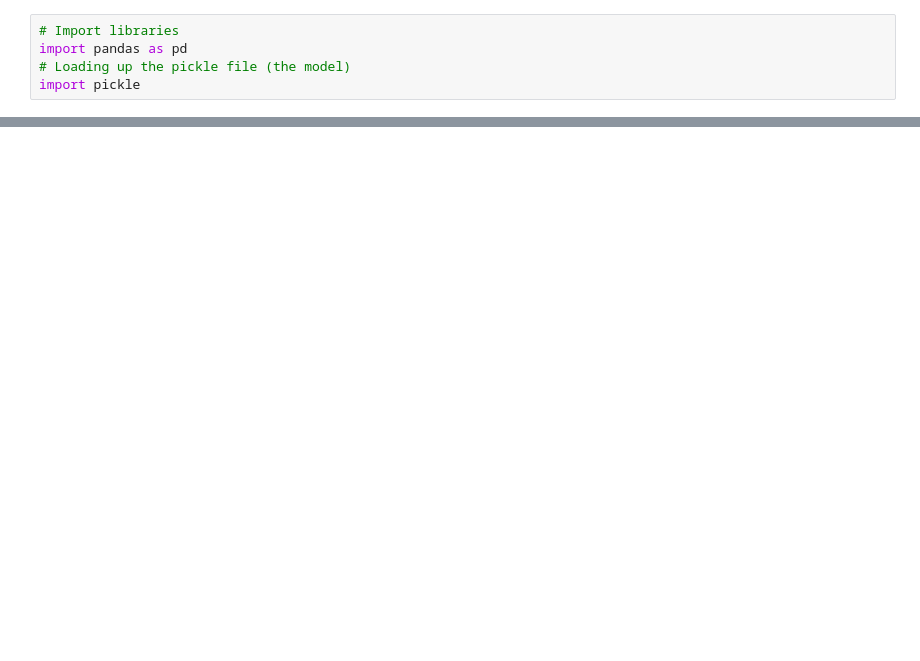
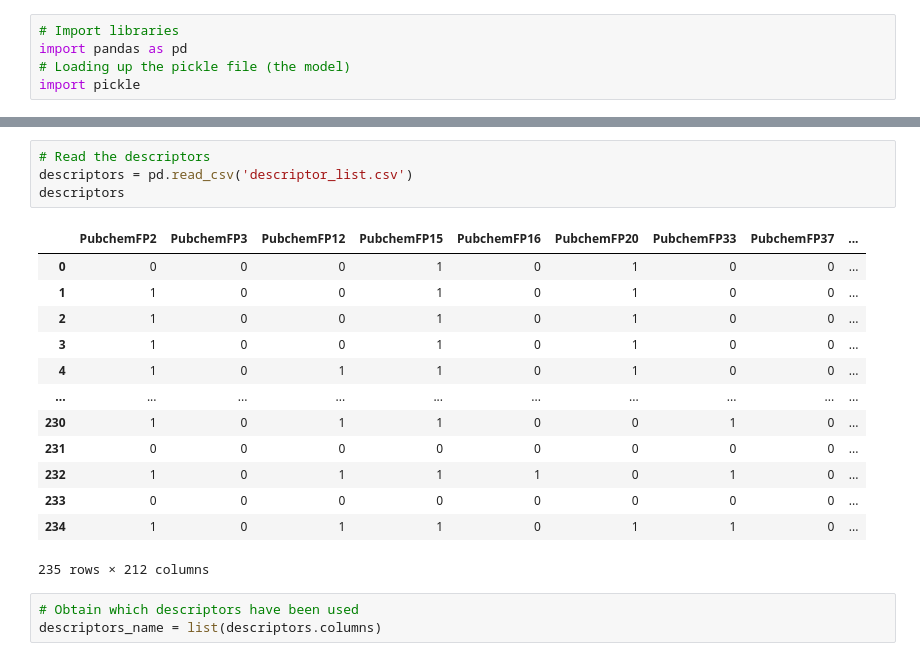
Before and after one commit to AnVales/Drug-discovery-part-2, a Jupyter notebook: drug_discovery_7.ipynb, the cells around one changed output, grey strips where cells are left out. Drawn from its saved outputs; the diff is of its cells as text; blank space fills up the shorter version.

```diff
--- a/drug_discovery_7.ipynb
+++ b/drug_discovery_7.ipynb
@@ -106,0 +129,21 @@ X
+# %%
+# Read the descriptors
+descriptors = pd.read_csv('descriptor_list.csv')
+descriptors
+# %% [output]
+|  | PubchemFP2 | PubchemFP3 | PubchemFP12 | PubchemFP15 | PubchemFP16 | PubchemFP20 | PubchemFP33 | PubchemFP37 | ... |
+| 0 | 0 | 0 | 0 | 1 | 0 | 1 | 0 | 0 | ... |
+| 1 | 1 | 0 | 0 | 1 | 0 | 1 | 0 | 0 | ... |
+| 2 | 1 | 0 | 0 | 1 | 0 | 1 | 0 | 0 | ... |
+| 3 | 1 | 0 | 0 | 1 | 0 | 1 | 0 | 0 | ... |
+| 4 | 1 | 0 | 1 | 1 | 0 | 1 | 0 | 0 | ... |
+| ... | ... | ... | ... | ... | ... | ... | ... | ... | ... |
+| 230 | 1 | 0 | 1 | 1 | 0 | 0 | 1 | 0 | ... |
+| 231 | 0 | 0 | 0 | 0 | 0 | 0 | 0 | 0 | ... |
+| 232 | 1 | 0 | 1 | 1 | 1 | 0 | 1 | 0 | ... |
+| 233 | 0 | 0 | 0 | 0 | 0 | 0 | 0 | 0 | ... |
+| 234 | 1 | 0 | 1 | 1 | 0 | 1 | 1 | 0 | ... |
+235 rows × 212 columns
+# %%
+# Obtain which descriptors have been used
+descriptors_name = list(descriptors.columns)
```
Also changed, not shown: parts of 16 cells of this notebook.
